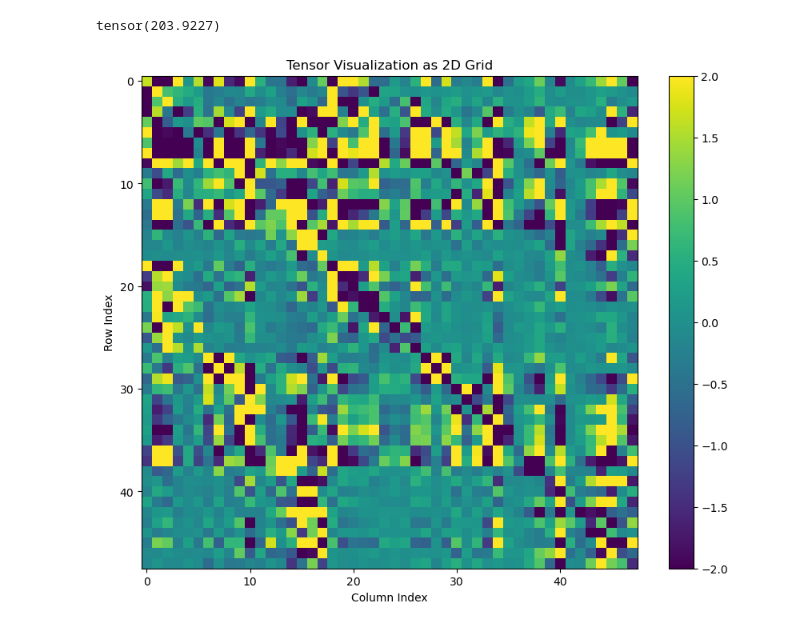
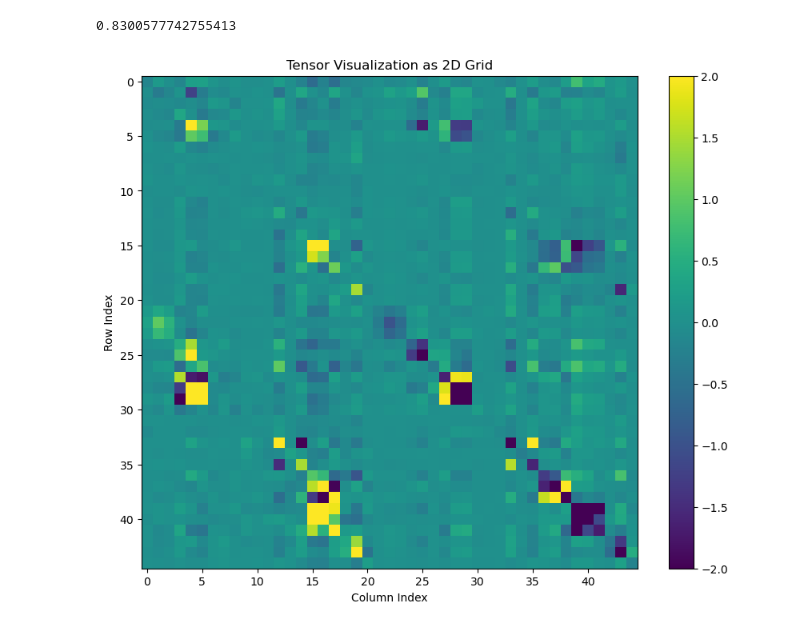
Before and after one commit to ishanthewizard/MLFF-distill, a Jupyter notebook: hessian_analysis.ipynb, the cells around one changed output. Drawn from its saved outputs; the diff is of its cells as text; code cells hidden in the pictures.

```diff
--- a/hessian_analysis.ipynb
+++ b/hessian_analysis.ipynb
@@ -25,16 +25,24 @@ import matplotlib.pyplot as plt
 # because I don't have access to the user's data
 
 # Replace this with actual data if available:
-idx = 30 # small system with 5 atoms
-natoms = dataset[idx].natoms
-# tensors = [force_jac_dataset[idx] for idx in range(300)]
-# tensors = torch.stack(tensors).reshape(300, 3*natoms, 3*natoms)
-# tensor = tensors.std(dim=0)
+idxs = range(100) # small system with 5 atoms
+means = []
+natoms_all = 0
+for idx in idxs:
+    natoms = dataset[idx].natoms
+    natoms_all += natoms
+    # tensors = [force_jac_dataset[idx] for idx in range(300)]
+    # tensors = torch.stack(tensors).reshape(300, 3*natoms, 3*natoms)
+    # tensor = tensors.std(dim=0)
 
-tensor = force_jac_dataset[idx].reshape(3*natoms, 3*natoms)
+    tensor = force_jac_dataset[idx].reshape(3*natoms, 3*natoms)
+    means.append(natoms * tensor.abs().mean().item())
 
-transposed_residual = torch.norm(tensor - tensor.T)
-print(transposed_residual)
+print(np.mean(means))
+
+
+# transposed_residual = torch.norm(tensor - tensor.T)
+# print(transposed_residual)
 
 
 # Visualize the tensor as a 2D grid
@@ -91,32 +99,32 @@ plt.show()
 
 
 
 # plt.show()
 
 # # Visualize the eigenvalues (as a bar plot for simplicity)
 # plt.figure(figsize=(10, 6))
 # plt.bar(range(len(eigenvalues)), np.sort(eigenvalues), color='blue')
 # plt.title('Eigenvalues')
 # plt.xlabel('Index')
 # plt.ylabel('Eigenvalue')
 # plt.show()
 
 
 # # Visualize singular values (as a bar plot for simplicity)
 # plt.figure(figsize=(10, 6))
 # plt.bar(range(len(s)), s, color='green')
 # plt.title('Singular Values')
 # plt.xlabel('Index')
 # plt.ylabel('Singular Value')
 # plt.show()
 
 # # Visualizing the first eigenvector as an example
 # plt.figure(figsize=(10, 6))
 # plt.plot(eigenvectors[:, 0], color='red')
 # plt.title('First Eigenvector')
 # plt.xlabel('Index')
 # plt.ylabel('Value')
 # plt.show()
 # %% [output]
-tensor(203.9227)
+0.8300577742755413
-[figure, old version]
+[figure, new version]
```
Also changed, not shown: 11 other files.
